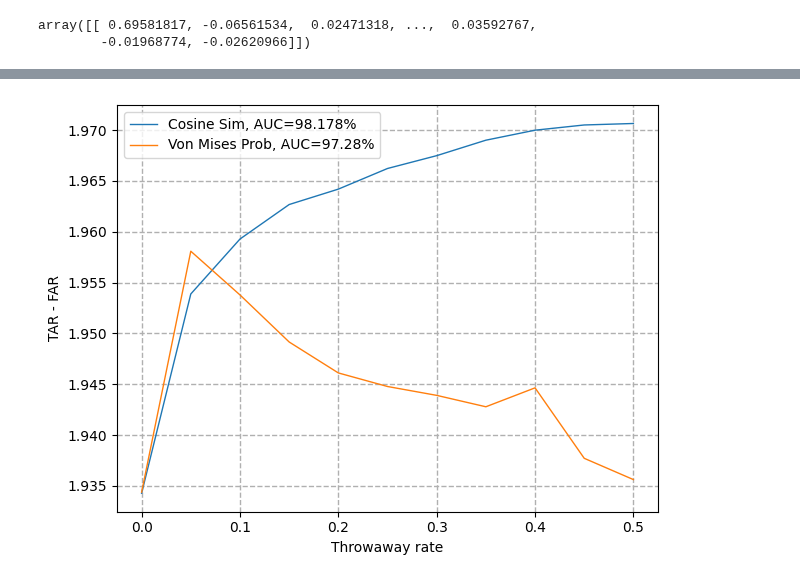
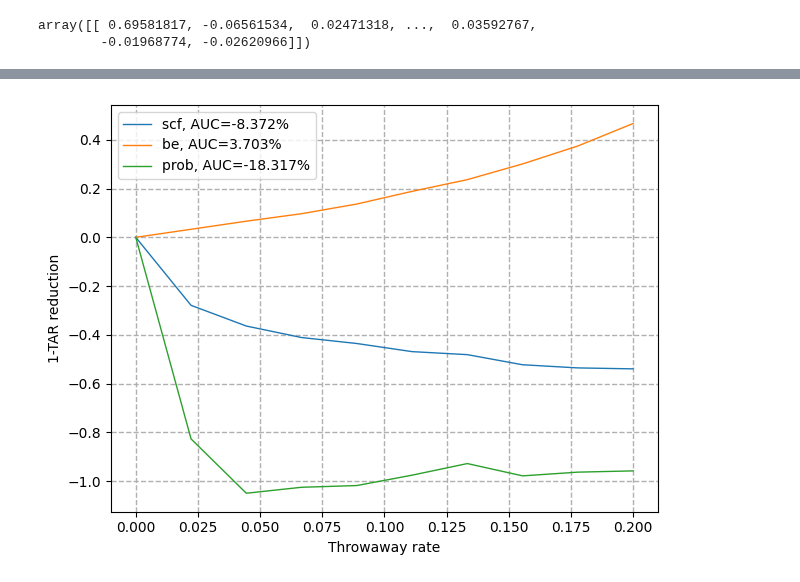
Before and after one commit to vanekek/face_ue, a Jupyter notebook: sandbox/vonMisesPred.ipynb, the cells around one changed output, grey strips where cells are left out. Drawn from its saved outputs; the diff is of its cells as text; code cells hidden in the pictures.

```diff
--- a/sandbox/vonMisesPred.ipynb
+++ b/sandbox/vonMisesPred.ipynb
@@ -214,6 +214,11 @@ all_classes_log_prob = mises_maxprob.compute_all_class_log_probabilities(
         )
 all_classes_log_prob = all_classes_log_prob[:, 0, :]
 prob_unc = -np.max(all_classes_log_prob, axis=1)
+entr_unc = -np.sum(np.exp(all_classes_log_prob)*all_classes_log_prob, axis=1)
+scf_unc = -probe_template_unc[:,0]
+simple_maxprob = np.max(similarity[:,0,:], axis=1)
+simple_maxprob_norm = (probe_score + 1) / 2
+be_unc = simple_maxprob_norm * (1 - simple_maxprob_norm)
 # %%
 # import seaborn as sns
 # sns.distplot(
@@ -273,11 +287,18 @@ probe_fars = np.array([probe_rejection_tar_far[key][1] for key in probe_rejectio
 # %%
 from evaluation.visualize import plot_rejection_scores
-scores = [(fractions, scf_tars), (fractions, probe_tars)]
-names = ['SCF reject', 'Probe reject']
+scores = []
+names = []
+for method_name in rejection_tar_far:
+    fars = rejection_tar_far[method_name]['fars']
+    fars = np.array(fars)
+    if len(fars) == 0:
+        continue
+    scores.append((fractions, ((fars) - (fars[0]))/(fars[0])))
+    names.append(method_name)
 fig = plot_rejection_scores(
     scores=scores,
-    names=model_names,
-    y_label=f"TAR",
+    names=names,
+    y_label=f"1-TAR reduction",
 )
 fig.savefig(f"tar_rejection.png", dpi=300)
 # %% [output]
@@ -297,12 +306,21 @@ fig.savefig(f"far_rejection.png", dpi=300)
 # %%
 from evaluation.visualize import plot_rejection_scores
-scores = [(fractions, scf_tars + (1 - scf_fars)), (fractions, probe_tars + (1-probe_fars))]
-names = ['SCF reject', 'Probe reject']
+scores = []
+names = []
+for method_name in rejection_tar_far:
+    tars = rejection_tar_far[method_name]['tars']
+    tars = np.array(tars)
+    fars = rejection_tar_far[method_name]['fars']
+    fars = np.array(fars)
+    if len(fars) == 0:
+        continue
+    scores.append((fractions, ((1-tars) - (1-tars[0]))/(1-tars[0]) +  ((fars) - (fars[0]))/(fars[0])))
+    names.append(method_name)
 fig = plot_rejection_scores(
     scores=scores,
-    names=model_names,
-    y_label=f"TAR - FAR",
+    names=names,
+    y_label=f"1-TAR reduction",
 )
-fig.savefig(f"tar_far_rejection.png", dpi=300)
+fig.savefig(f"tar_rejection.png", dpi=300)
 # %% [output]
-[figure, old version]
+[figure, new version]
```
Also changed, not shown: parts of 10 cells of this notebook, 3 other files.
